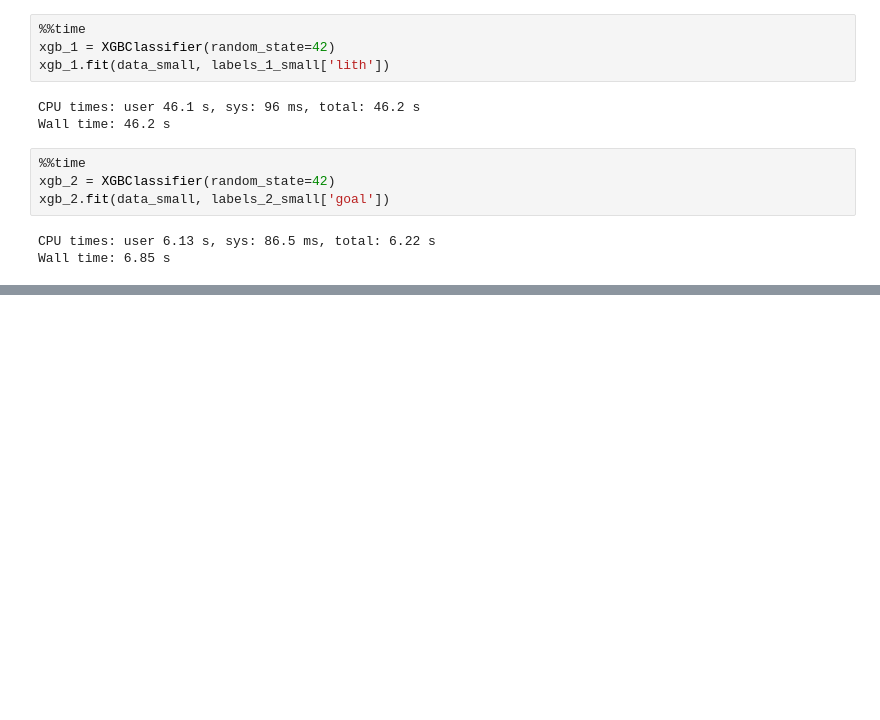
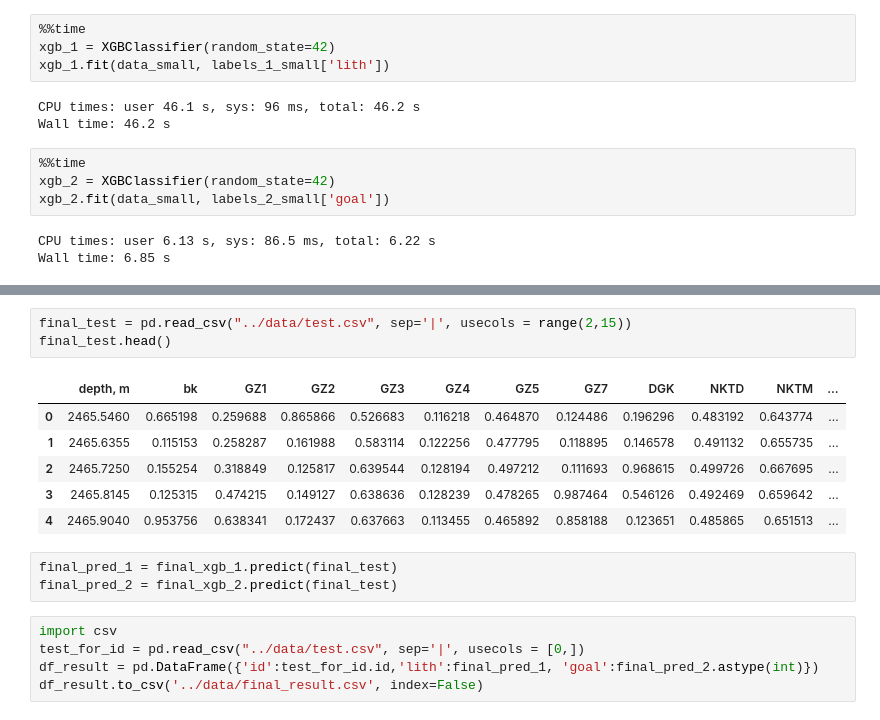
Before and after one commit to CaioF/Silicondzor, a Jupyter notebook: jupyter_notebooks/MihailSelezniov.ipynb, the cells around one changed output, grey strips where cells are left out. Cells and saved outputs as stored; diff of their text form; blank space fills up the shorter version.

```diff
--- a/jupyter_notebooks/MihailSelezniov.ipynb
+++ b/jupyter_notebooks/MihailSelezniov.ipynb
@@ -170,0 +305,18 @@ Wall time: 12.6 s
+# %%
+final_test = pd.read_csv("../data/test.csv", sep='|', usecols = range(2,15))
+final_test.head()
+# %% [output]
+|  | depth, m | bk | GZ1 | GZ2 | GZ3 | GZ4 | GZ5 | GZ7 | DGK | NKTD | NKTM | ... |
+| 0 | 2465.5460 | 0.665198 | 0.259688 | 0.865866 | 0.526683 | 0.116218 | 0.464870 | 0.124486 | 0.196296 | 0.483192 | 0.643774 | ... |
+| 1 | 2465.6355 | 0.115153 | 0.258287 | 0.161988 | 0.583114 | 0.122256 | 0.477795 | 0.118895 | 0.146578 | 0.491132 | 0.655735 | ... |
+| 2 | 2465.7250 | 0.155254 | 0.318849 | 0.125817 | 0.639544 | 0.128194 | 0.497212 | 0.111693 | 0.968615 | 0.499726 | 0.667695 | ... |
+| 3 | 2465.8145 | 0.125315 | 0.474215 | 0.149127 | 0.638636 | 0.128239 | 0.478265 | 0.987464 | 0.546126 | 0.492469 | 0.659642 | ... |
+| 4 | 2465.9040 | 0.953756 | 0.638341 | 0.172437 | 0.637663 | 0.113455 | 0.465892 | 0.858188 | 0.123651 | 0.485865 | 0.651513 | ... |
+# %%
+final_pred_1 = final_xgb_1.predict(final_test)
+final_pred_2 = final_xgb_2.predict(final_test)
+# %%
+import csv
+test_for_id = pd.read_csv("../data/test.csv", sep='|', usecols = [0,])
+df_result = pd.DataFrame({'id':test_for_id.id,'lith':final_pred_1, 'goal':final_pred_2.astype(int)})
+df_result.to_csv('../data/final_result.csv', index=False)
```
Also changed, not shown: parts of 21 cells of this notebook, 1 other file.
